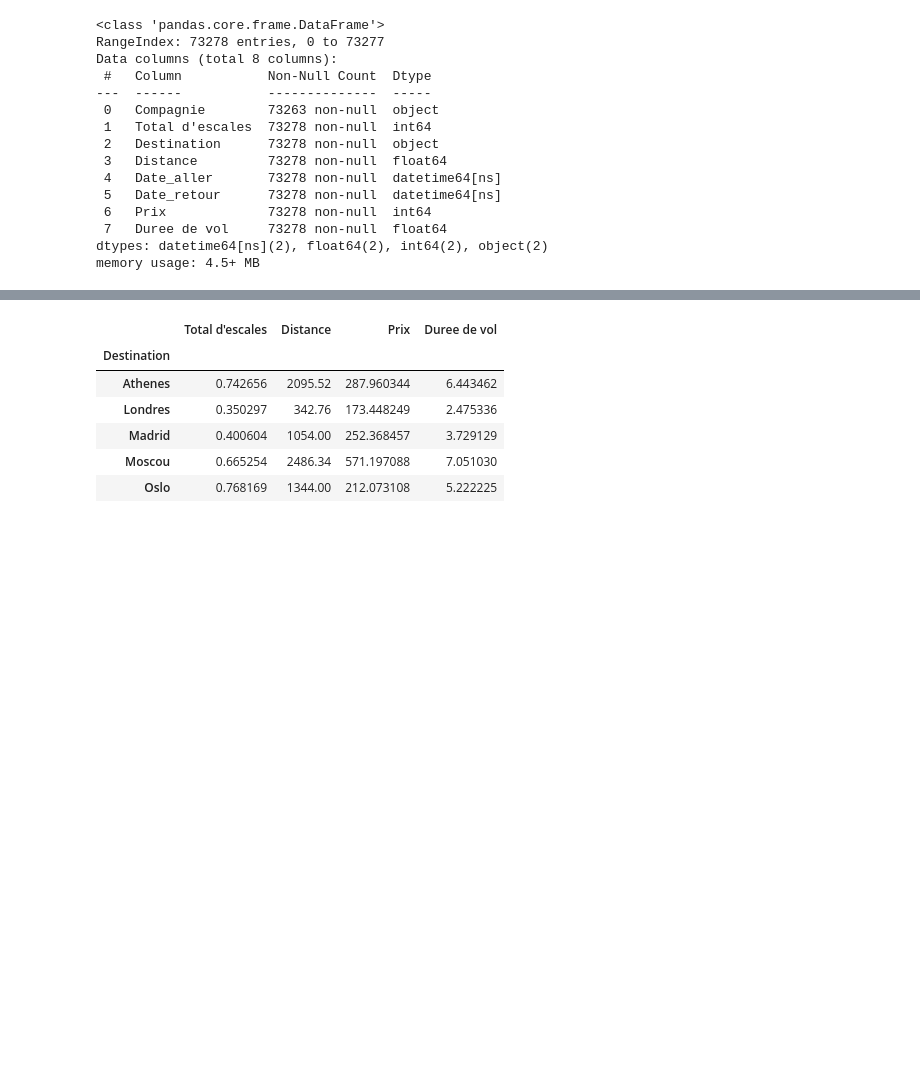
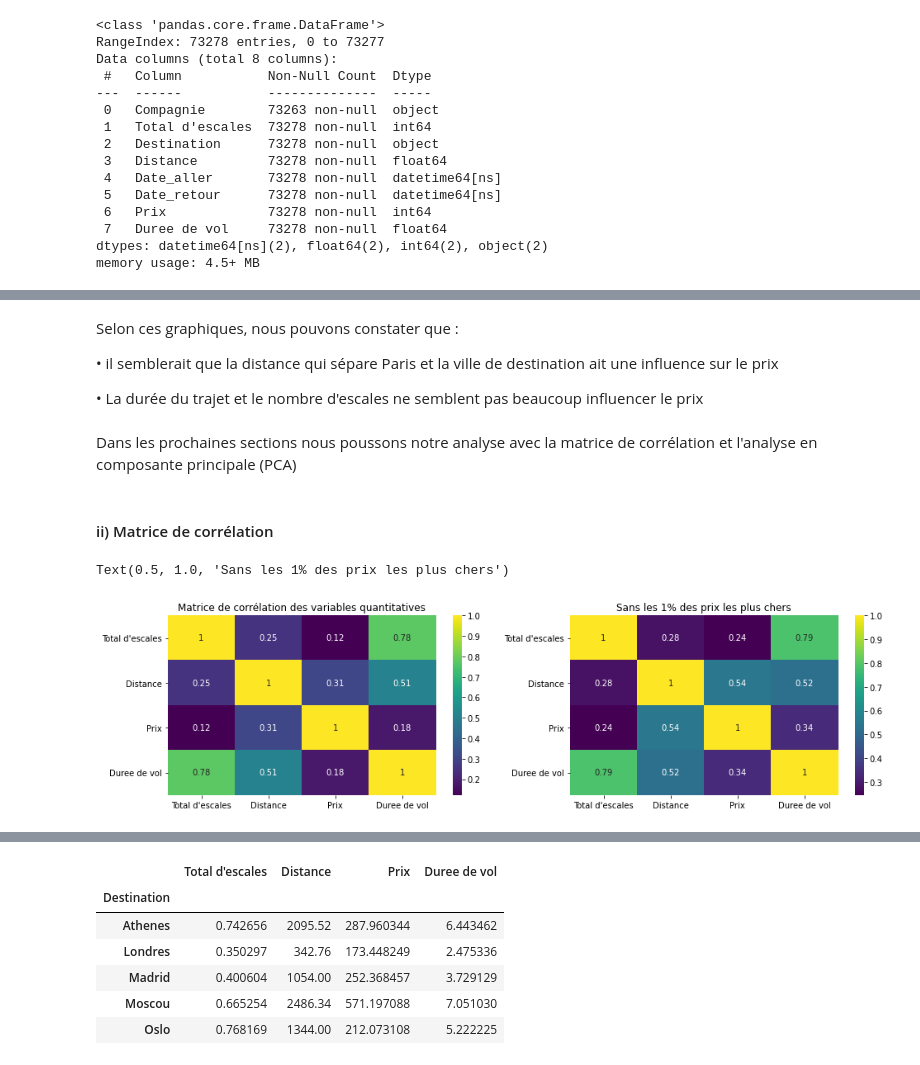
Before and after one commit to josensae/Prediction-des-prix-des-billets-d-avion-en-Europe-depuis-Paris, a Jupyter notebook: 3.DataViz/DataViz.ipynb, the cells around one changed output, grey strips where cells are left out. Drawn from its saved outputs; the diff is of its cells as text; code cells hidden in the pictures; blank space fills up the shorter version.

```diff
--- a/3.DataViz/DataViz.ipynb
+++ b/3.DataViz/DataViz.ipynb
@@ -56,0 +85,26 @@ sns.heatmap(df.corr(), cmap= sns.color_palette("viridis", as_cmap=True), annot =
+# %% [markdown]
+Selon ces graphiques, nous pouvons constater que :
+
+• il semblerait que la distance qui sépare Paris et la ville de destination ait une influence sur le prix
+
+• La durée du trajet et le nombre d'escales ne semblent pas beaucoup influencer le prix
+# %% [markdown]
+Dans les prochaines sections nous poussons notre analyse avec la matrice de corrélation et l'analyse en composante principale (PCA)
+# %% [markdown]
+#### ii) Matrice de corrélation
+# %%
+non_top_10_perc= df.sort_values('Prix', ascending= False).iloc[6133:]
+## data sans les données dont le prix était dans les 1% les plus chers
+# %%
+fig, axes = plt.subplots(ncols=2, figsize=(16, 4))
+
+ax1, ax2 = axes
+
+im1 = sns.heatmap(df.corr(), cmap= sns.color_palette("viridis", as_cmap=True), annot = True, ax = ax1)
+im2 = sns.heatmap(data=non_top_10_perc.iloc[:, 1:10].corr(), cmap = 'viridis', annot=True, ax = ax2)
+
+im1.set_title("Matrice de corrélation des variables quantitatives")
+im2.set_title("Sans les 1% des prix les plus chers")
+# %% [output]
+Text(0.5, 1.0, 'Sans les 1% des prix les plus chers')
+[figure, added]
```
Also changed, not shown: parts of 26 cells of this notebook.
